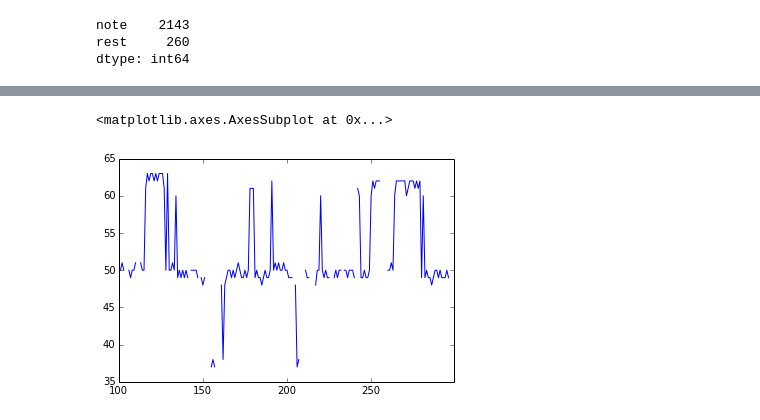
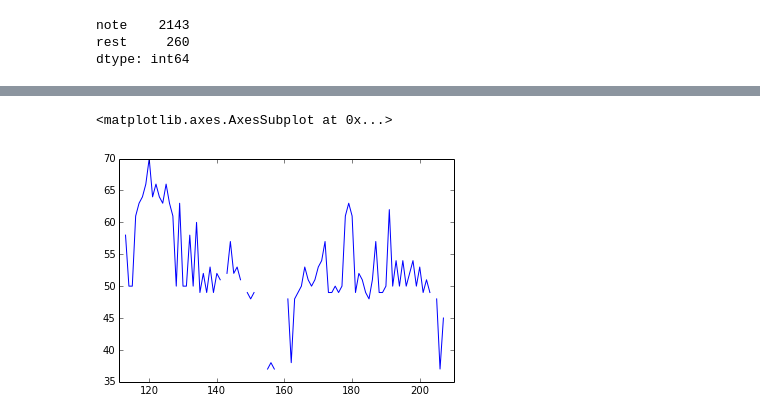
Before and after one commit to jgab3103/phd_code, a Jupyter notebook: XML Parser.ipynb, the cells around one changed output, grey strips where cells are left out. Saved outputs shown, nothing was run; the diff lists cells and outputs as text; code cells hidden in the pictures.

```diff
--- a/XML Parser.ipynb
+++ b/XML Parser.ipynb
@@ -214 +277,3 @@ dtype: object
+# %%
+df = df[df.tieFlag != '<tie type="stop"></tie>']
 # %%
@@ -227,0 +288,2 @@ df.head(10)
+# %%
+df['updatedQuarterNoteDuration'] = df['quarterNoteDuration'] + df['moveTieForFix']
@@ -246,0 +336,3 @@ df.head()
+# %%
+df['quarterNoteDuration'] = df['updatedQuarterNoteDuration']
+del df['updatedQuarterNoteDuration']
@@ -246,0 +360,3 @@ df.head()
+# %%
+df['nextNoteFreqDistance'] = df['midiNumber'].shift(-1)
+df['nextNoteFreqDistance'] = df['nextNoteFreqDistance'] - df['midiNumber']
@@ -247,8 +414,8 @@ df.head()
 # %%
-df[df['part'] == 'P1']['midiNumber'][100:300].plot()
+df[df['part'] == 'P1']['midiNumber'][100:200].plot()
 # %% [output]
 <matplotlib.axes.AxesSubplot at 0x...>
-[figure, old version]
+[figure, new version]
 # %%
 #find sequences and ngrams
 # %%
```
Also changed, not shown: parts of 28 cells of this notebook.
